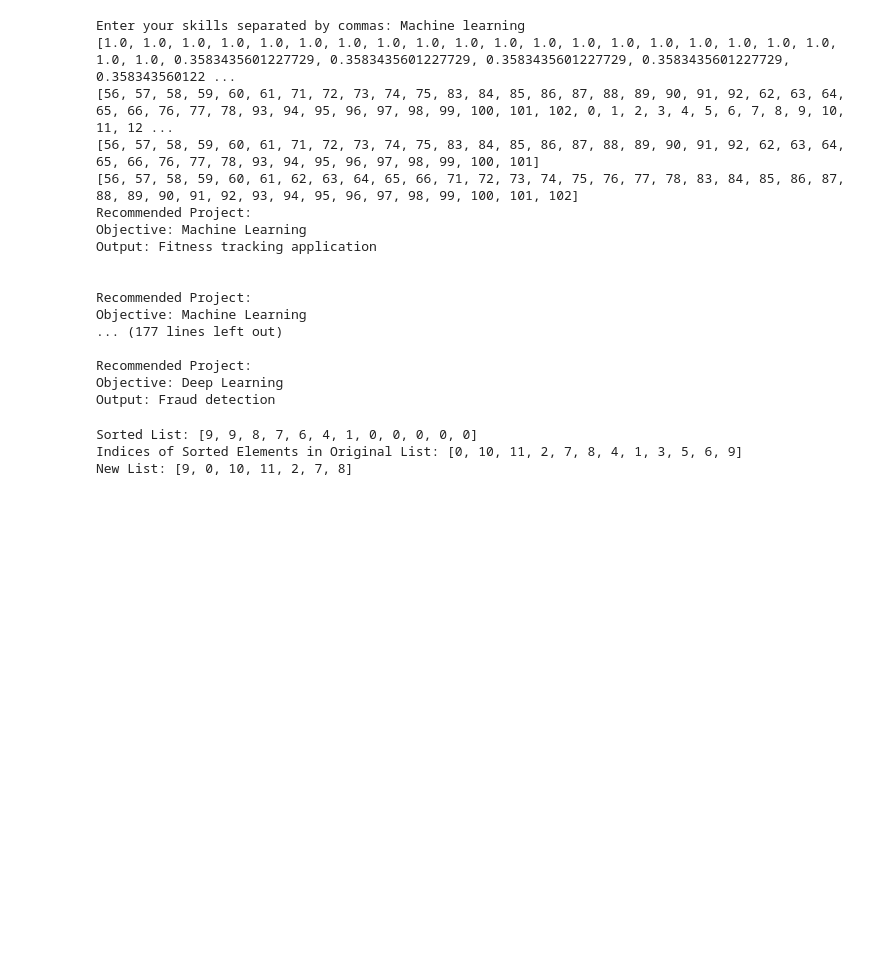
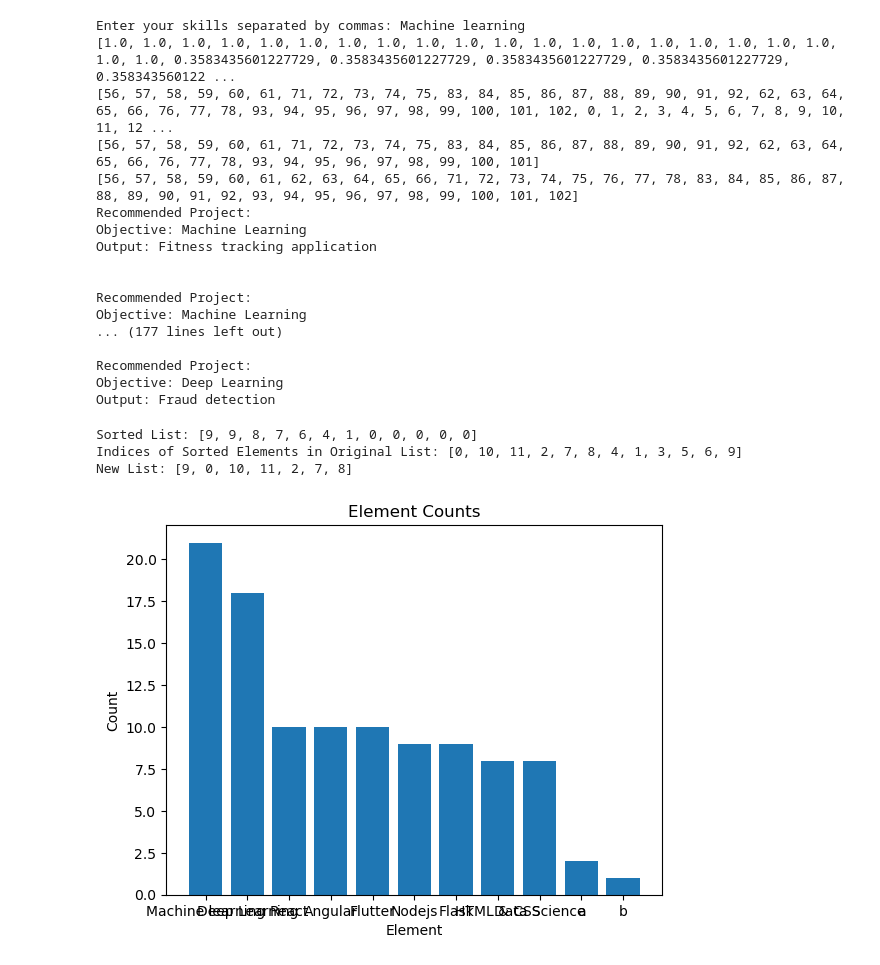
Before and after one commit to ImpetusTeamSIESGST/ProjectDetection, a Jupyter notebook: Untitled.ipynb, the cells around one changed output. Saved outputs shown, nothing was run; the diff lists cells and outputs as text; code cells hidden in the pictures; blank space fills up the shorter version.

```diff
--- a/Untitled.ipynb
+++ b/Untitled.ipynb
@@ -134,3 +134,25 @@ print("New List:", new_list)
 Sorted List: [9, 9, 8, 7, 6, 4, 1, 0, 0, 0, 0, 0]
 Indices of Sorted Elements in Original List: [0, 10, 11, 2, 7, 8, 4, 1, 3, 5, 6, 9]
 New List: [9, 0, 10, 11, 2, 7, 8]
+# %%
+import pandas as pd
+import matplotlib.pyplot as plt
+
+value_counts = projects_df['Required_Skills'].value_counts()
+
+# Create a new DataFrame to store the counts and the elements
+counts_df = pd.DataFrame({'Element': value_counts.index, 'Count': value_counts.values})
+
+# Create a bar plot to visualize the counts
+plt.bar(x=counts_df['Element'], height=counts_df['Count'])
+
+# Set the plot title and axis labels
+
+plt.title('Element Counts')
+plt.xlabel('Element')
+plt.ylabel('Count')
+
+# Show the plot
+plt.show()
+# %% [output]
+[figure, added]
```
Also changed, not shown: 6 other files.
